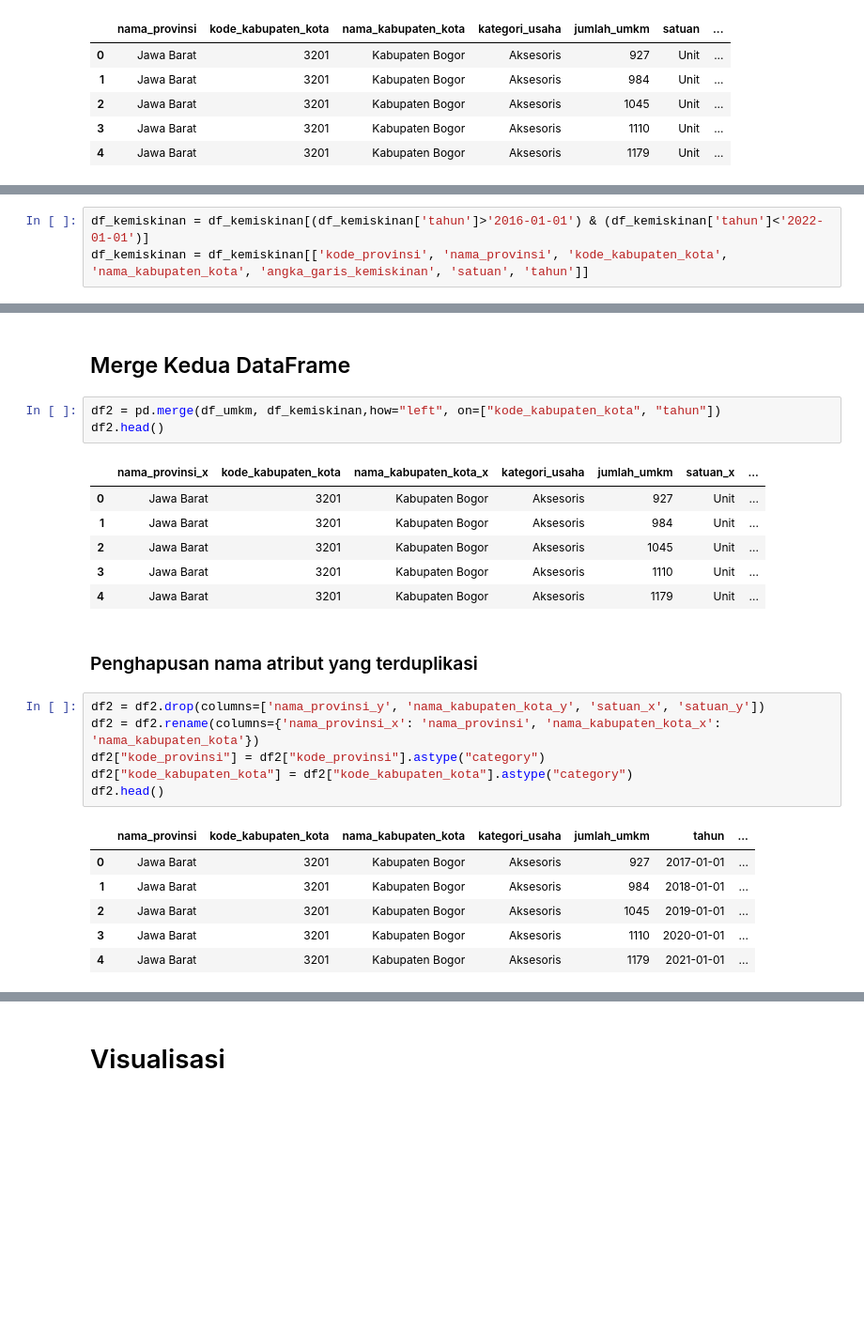
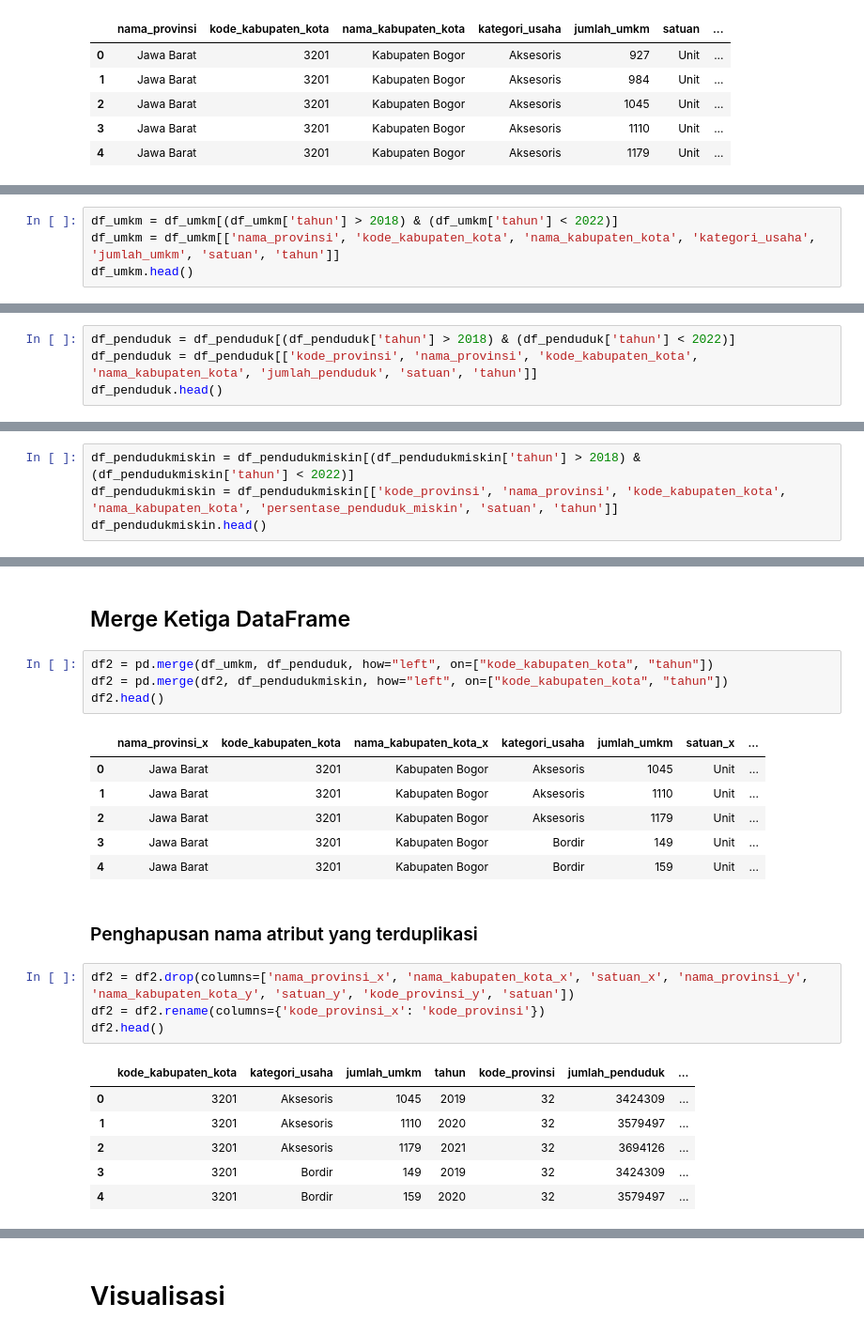
Before and after one commit to NabilHanifA/Data-Mining-Kel-1-2023, a Jupyter notebook: EDAv1.ipynb, the cells around one changed output, grey strips where cells are left out. Shown at 94% size. Cells and saved outputs as stored; diff of their text form; blank space fills up the shorter version.

```diff
--- a/EDAv1.ipynb
+++ b/EDAv1.ipynb
@@ -182,0 +183,4 @@ df_umkm.head()
+# %%
+df_umkm = df_umkm[(df_umkm['tahun'] > 2018) & (df_umkm['tahun'] < 2022)]
+df_umkm = df_umkm[['nama_provinsi', 'kode_kabupaten_kota', 'nama_kabupaten_kota', 'kategori_usaha', 'jumlah_umkm', 'satuan', 'tahun']]
+df_umkm.head()
@@ -183,3 +194,4 @@ df_umkm.head()
 # %%
-df_kemiskinan = df_kemiskinan[(df_kemiskinan['tahun']>'2016-01-01') & (df_kemiskinan['tahun']<'2022-01-01')]
-df_kemiskinan = df_kemiskinan[['kode_provinsi', 'nama_provinsi', 'kode_kabupaten_kota', 'nama_kabupaten_kota', 'angka_garis_kemiskinan', 'satuan', 'tahun']]
+df_penduduk = df_penduduk[(df_penduduk['tahun'] > 2018) & (df_penduduk['tahun'] < 2022)]
+df_penduduk = df_penduduk[['kode_provinsi', 'nama_provinsi', 'kode_kabupaten_kota', 'nama_kabupaten_kota', 'jumlah_penduduk', 'satuan', 'tahun']]
+df_penduduk.head()
@@ -185,0 +205,4 @@ df_kemiskinan = df_kemiskinan[['kode_provinsi', 'nama_provinsi', 'kode_kabupaten
+# %%
+df_pendudukmiskin = df_pendudukmiskin[(df_pendudukmiskin['tahun'] > 2018) & (df_pendudukmiskin['tahun'] < 2022)]
+df_pendudukmiskin = df_pendudukmiskin[['kode_provinsi', 'nama_provinsi', 'kode_kabupaten_kota', 'nama_kabupaten_kota', 'persentase_penduduk_miskin', 'satuan', 'tahun']]
+df_pendudukmiskin.head()
@@ -186,28 +216,27 @@ df_kemiskinan = df_kemiskinan[['kode_provinsi', 'nama_provinsi', 'kode_kabupaten
 # %% [markdown]
-## Merge Kedua DataFrame
+## Merge Ketiga DataFrame
 # %%
-df2 = pd.merge(df_umkm, df_kemiskinan,how="left", on=["kode_kabupaten_kota", "tahun"])
+df2 = pd.merge(df_umkm, df_penduduk, how="left", on=["kode_kabupaten_kota", "tahun"])
+df2 = pd.merge(df2, df_pendudukmiskin, how="left", on=["kode_kabupaten_kota", "tahun"])
 df2.head()
 # %% [output]
 |  | nama_provinsi_x | kode_kabupaten_kota | nama_kabupaten_kota_x | kategori_usaha | jumlah_umkm | satuan_x | ... |
-| 0 | Jawa Barat | 3201 | Kabupaten Bogor | Aksesoris | 927 | Unit | ... |
-| 1 | Jawa Barat | 3201 | Kabupaten Bogor | Aksesoris | 984 | Unit | ... |
-| 2 | Jawa Barat | 3201 | Kabupaten Bogor | Aksesoris | 1045 | Unit | ... |
-| 3 | Jawa Barat | 3201 | Kabupaten Bogor | Aksesoris | 1110 | Unit | ... |
-| 4 | Jawa Barat | 3201 | Kabupaten Bogor | Aksesoris | 1179 | Unit | ... |
+| 0 | Jawa Barat | 3201 | Kabupaten Bogor | Aksesoris | 1045 | Unit | ... |
+| 1 | Jawa Barat | 3201 | Kabupaten Bogor | Aksesoris | 1110 | Unit | ... |
+| 2 | Jawa Barat | 3201 | Kabupaten Bogor | Aksesoris | 1179 | Unit | ... |
+| 3 | Jawa Barat | 3201 | Kabupaten Bogor | Bordir | 149 | Unit | ... |
+| 4 | Jawa Barat | 3201 | Kabupaten Bogor | Bordir | 159 | Unit | ... |
 # %% [markdown]
 ### Penghapusan nama atribut yang terduplikasi
 # %%
-df2 = df2.drop(columns=['nama_provinsi_y', 'nama_kabupaten_kota_y', 'satuan_x', 'satuan_y'])
-df2 = df2.rename(columns={'nama_provinsi_x': 'nama_provinsi', 'nama_kabupaten_kota_x': 'nama_kabupaten_kota'})
-df2["kode_provinsi"] = df2["kode_provinsi"].astype("category")
-df2["kode_kabupaten_kota"] = df2["kode_kabupaten_kota"].astype("category")
+df2 = df2.drop(columns=['nama_provinsi_x', 'nama_kabupaten_kota_x', 'satuan_x', 'nama_provinsi_y', 'nama_kabupaten_kota_y', 'satuan_y', 'kode_provinsi_y', 'satuan'])
+df2 = df2.rename(columns={'kode_provinsi_x': 'kode_provinsi'})
 df2.head()
 # %% [output]
-|  | nama_provinsi | kode_kabupaten_kota | nama_kabupaten_kota | kategori_usaha | jumlah_umkm | tahun | ... |
-| 0 | Jawa Barat | 3201 | Kabupaten Bogor | Aksesoris | 927 | 2017-01-01 | ... |
-| 1 | Jawa Barat | 3201 | Kabupaten Bogor | Aksesoris | 984 | 2018-01-01 | ... |
-| 2 | Jawa Barat | 3201 | Kabupaten Bogor | Aksesoris | 1045 | 2019-01-01 | ... |
-| 3 | Jawa Barat | 3201 | Kabupaten Bogor | Aksesoris | 1110 | 2020-01-01 | ... |
-| 4 | Jawa Barat | 3201 | Kabupaten Bogor | Aksesoris | 1179 | 2021-01-01 | ... |
+|  | kode_kabupaten_kota | kategori_usaha | jumlah_umkm | tahun | kode_provinsi | jumlah_penduduk | ... |
+| 0 | 3201 | Aksesoris | 1045 | 2019 | 32 | 3424309 | ... |
+| 1 | 3201 | Aksesoris | 1110 | 2020 | 32 | 3579497 | ... |
+| 2 | 3201 | Aksesoris | 1179 | 2021 | 32 | 3694126 | ... |
+| 3 | 3201 | Bordir | 149 | 2019 | 32 | 3424309 | ... |
+| 4 | 3201 | Bordir | 159 | 2020 | 32 | 3579497 | ... |
 # %%
```
Also changed, not shown: parts of 35 cells of this notebook, 4 other files.
